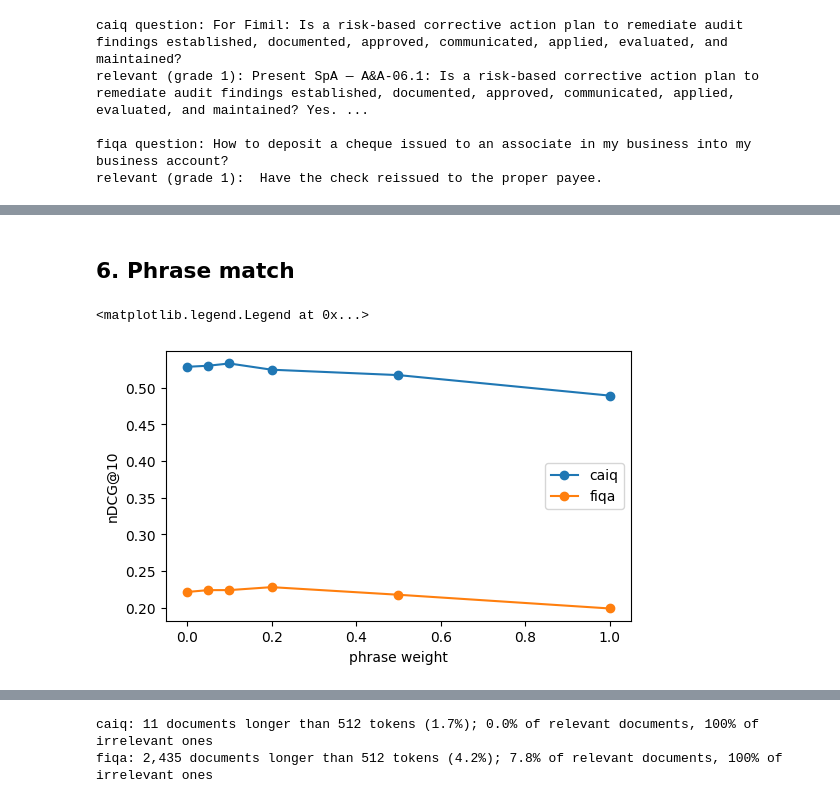
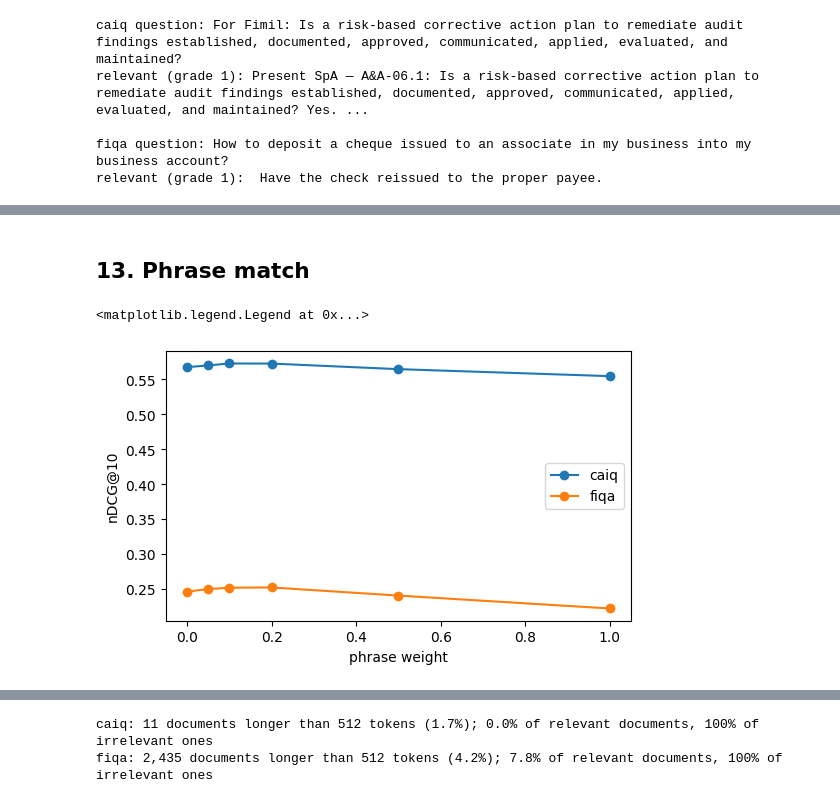
Before and after one commit to oskrim/retrieval-lab, a Jupyter notebook: lab.ipynb, the cells around one changed output, grey strips where cells are left out. Drawn from its saved outputs; the diff is of its cells as text; code cells hidden in the pictures.

```diff
--- a/lab.ipynb
+++ b/lab.ipynb
@@ -53,0 +237,7 @@ fiqa: nDCG@10 0.221
+# %%
+STEMMED = {ds.name: lab.bm25(ds, ds.texts, analyzer=STEM) for ds in DATASETS}
+for ds in DATASETS:
+    runs[ds.name]["+ stemming"] = lab.evaluate(ds, STEMMED[ds.name])
+example = lab.example(caiq, runs["caiq"]["bm25"], runs["caiq"]["+ stemming"])
+lab.show(caiq, example, {"bm25": BM25["caiq"], "+ stemming": STEMMED["caiq"]})
+lab.plot_ladder(runs);
@@ -56,9 +265,9 @@ fiqa: nDCG@10 0.221
 # %%
-own = {ds.name: lab.bm25(ds, ds.titles) for ds in DATASETS}  # the title's IDF from the titles alone
-TEXT = {ds.name: lab.bm25(ds, ds.texts, idf_texts=ds.title_text) for ds in DATASETS}  # from here on, every field's IDF
-TITLE = {ds.name: lab.bm25(ds, ds.titles, idf_texts=ds.title_text) for ds in DATASETS}  # comes from title and text together
+own = {ds.name: lab.bm25(ds, ds.titles, analyzer=STEM) for ds in DATASETS}  # the title's IDF from the titles alone
+TEXT = {ds.name: lab.bm25(ds, ds.texts, idf_texts=ds.title_text, analyzer=STEM) for ds in DATASETS}  # from here on, every
+TITLE = {ds.name: lab.bm25(ds, ds.titles, idf_texts=ds.title_text, analyzer=STEM) for ds in DATASETS}  # field's IDF is the same
 for ds in DATASETS:
-    per_field = lab.evaluate(ds, lab.bm25(ds, ds.texts) + own[ds.name])
+    per_field = lab.evaluate(ds, STEMMED[ds.name] + own[ds.name])
     shared = lab.evaluate(ds, TEXT[ds.name] + TITLE[ds.name])
     print(f"{ds.name}: text + title, IDF per field {np.mean(list(per_field.values())):.3f}, "
           f"IDF over title and text together {np.mean(list(shared.values())):.3f}")
@@ -91,0 +311,10 @@ bm25 (text)  nDCG@10 0.000
+# %%
+ANALYZER = lab.Analyzer(stopwords=True, stemming=True, synonyms=lab.synonyms())  # every lexical step from here on
+print(f"{len(ANALYZER.groups)} synonym groups, e.g.")
+for group in ANALYZER.groups[:6]:
+    print("  " + " | ".join(" ".join(p) for p in group))
+for ds in DATASETS:
+    found = sum(bool(ANALYZER.query(ds.queries[q])[1]) for q in ds.qids)
+    print(f"{ds.name}: {found} of {len(ds.qids)} questions contain a synonym phrase")
+words, groups = ANALYZER.query(caiq.queries[caiq.qids[0]])
+print(f"\n{caiq.queries[caiq.qids[0]]}\n  words: {words}\n  phrases: {groups}")
@@ -91,0 +335,9 @@ bm25 (text)  nDCG@10 0.000
+# %%
+WITHOUT = {ds.name: TEXT[ds.name] + TITLE[ds.name] for ds in DATASETS}
+TEXT = {ds.name: lab.bm25(ds, ds.texts, idf_texts=ds.title_text, analyzer=ANALYZER) for ds in DATASETS}
+TITLE = {ds.name: lab.bm25(ds, ds.titles, idf_texts=ds.title_text, analyzer=ANALYZER) for ds in DATASETS}
+for ds in DATASETS:
+    runs[ds.name]["+ synonyms"] = lab.evaluate(ds, TEXT[ds.name] + TITLE[ds.name])
+example = lab.example(caiq, runs["caiq"]["+ title"], runs["caiq"]["+ synonyms"])
+lab.show(caiq, example, {"+ title": WITHOUT["caiq"], "+ synonyms": TEXT["caiq"] + TITLE["caiq"]})
+lab.plot_ladder(runs);
@@ -178,23 +459,23 @@ saturated  nDCG@10 0.441
 # %% [markdown]
-## 6. Phrase match
+## 13. Phrase match
 # %%
-PHRASE_TEXT = {ds.name: lab.phrase(ds, ds.texts) for ds in DATASETS}
-PHRASE_TITLE = {ds.name: lab.phrase(ds, ds.titles) for ds in DATASETS}
+PHRASE_TEXT = {ds.name: lab.phrase(ds, ds.texts, ANALYZER) for ds in DATASETS}
+PHRASE_TITLE = {ds.name: lab.phrase(ds, ds.titles, ANALYZER) for ds in DATASETS}
 PHRASE = {n: 0.5 * PHRASE_TEXT[n] + PHRASE_TITLE[n] for n in PHRASE_TEXT}
 
 def lexical(ds, w=0.2):
     return saturated(ds, S) + w * PHRASE[ds.name]
 
 weights = (0, 0.05, 0.1, 0.2, 0.5, 1)
 fig, ax = plt.subplots(figsize=(6, 3.5))
 for ds in DATASETS:
     ax.plot(weights, [np.mean(list(lab.evaluate(ds, lexical(ds, w)).values())) for w in weights], marker="o", label=ds.name)
 ax.set_xlabel("phrase weight")
 ax.set_ylabel("nDCG@10")
 ax.legend()
 # %% [output]
 <matplotlib.legend.Legend at 0x...>
-[figure, old version]
+[figure, new version]
 # %%
 for ds in DATASETS:
     runs[ds.name]["+ phrase"] = lab.evaluate(ds, lexical(ds))
```
Also changed, not shown: parts of 79 cells of this notebook, 4 other files.
